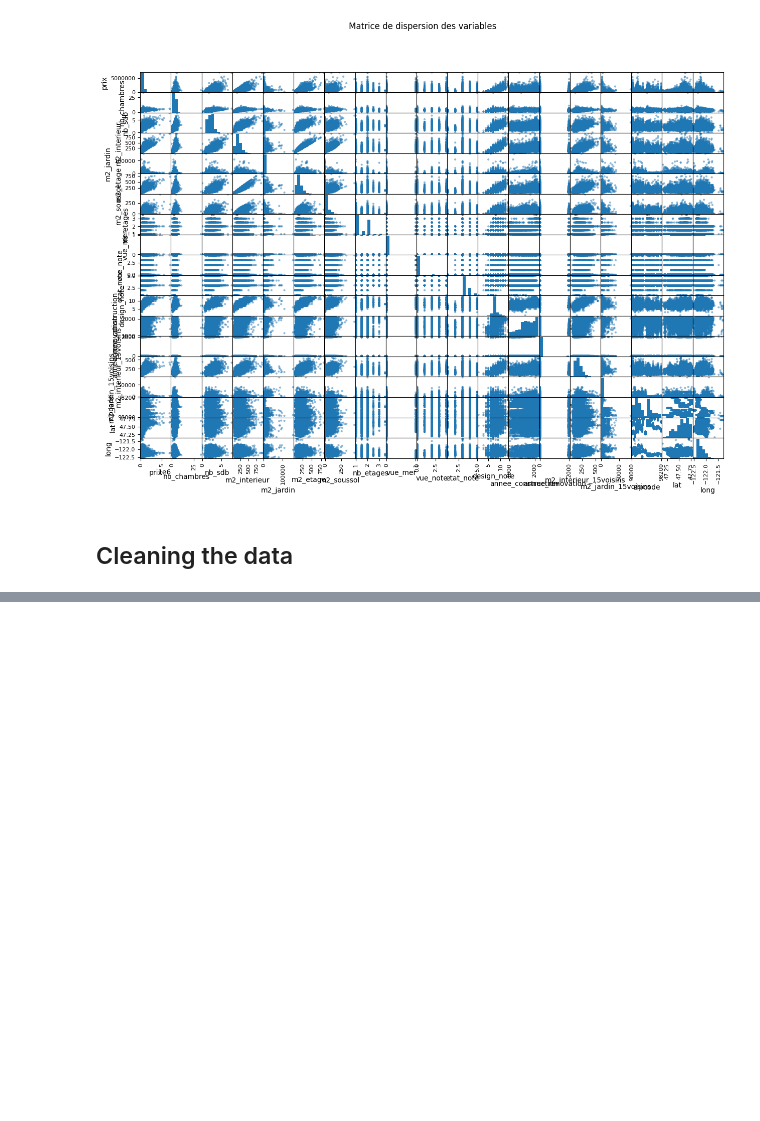
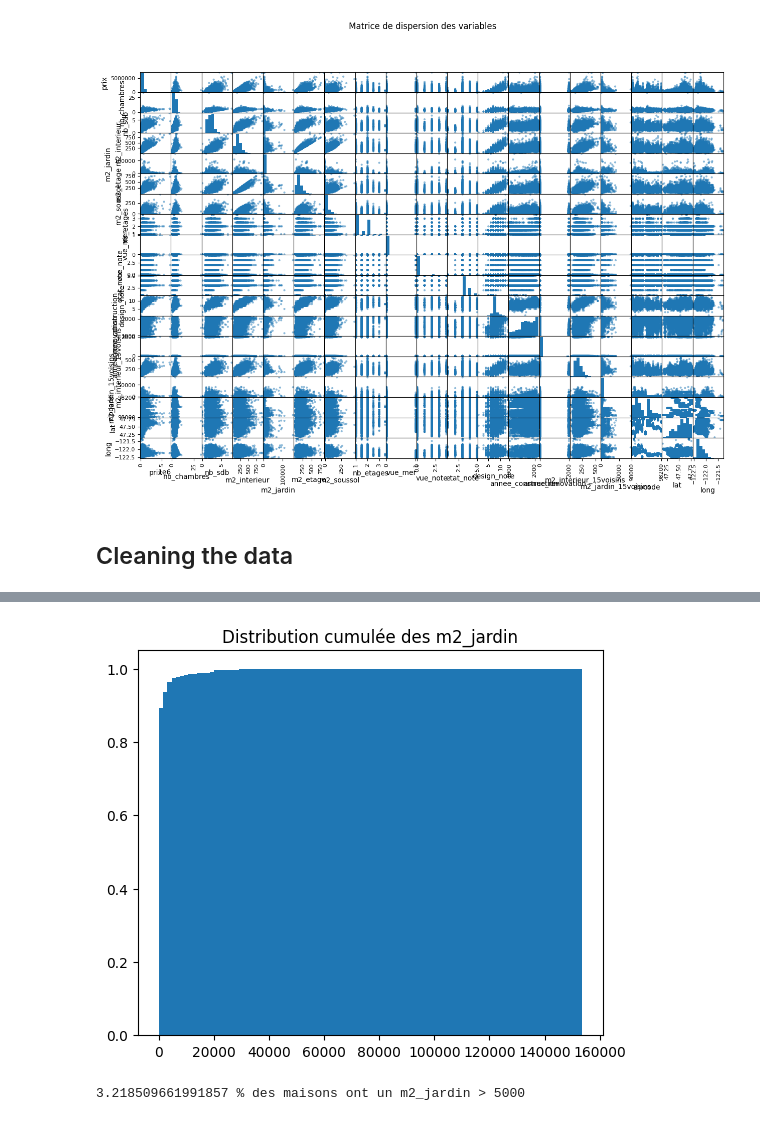
Before and after one commit to ErwannE/Challenge_PRAMA, a Jupyter notebook: train_set_analysis.ipynb, the cells around one changed output, grey strips where cells are left out. Cells and saved outputs as stored; diff of their text form; code cells hidden in the pictures; blank space fills up the shorter version.

Commit message:
cleaning the data 1st attempt

```diff
--- a/train_set_analysis.ipynb
+++ b/train_set_analysis.ipynb
@@ -197,0 +433,22 @@ plt.show()
+# %%
+# Catégorie m2_jardin
+
+#On rend ces données entières
+train['m2_jardin'] = train['m2_jardin'].astype(int)
+
+#On trace le graphique des m2_jardin cumulés
+plt.subplots(figsize=(6, 5))
+plt.hist(train['m2_jardin'], bins=100, cumulative=True, density=True)
+plt.title('Distribution cumulée des m2_jardin')
+plt.show()
+
+# Proportion de maisons avec m2_jardin > 5000
+taille_data = len(train)
+prop_sup_5000 = len(train[train['m2_jardin'] > 5000]) / taille_data * 100
+print(prop_sup_5000, "% des maisons ont un m2_jardin > 5000")
+
+#On drop ces valeurs
+train = train[train['m2_jardin'] <= 5000]
+# %% [output]
+[figure, added]
+3.218509661991857 % des maisons ont un m2_jardin > 5000
```
Also changed, not shown: parts of 24 cells of this notebook.
